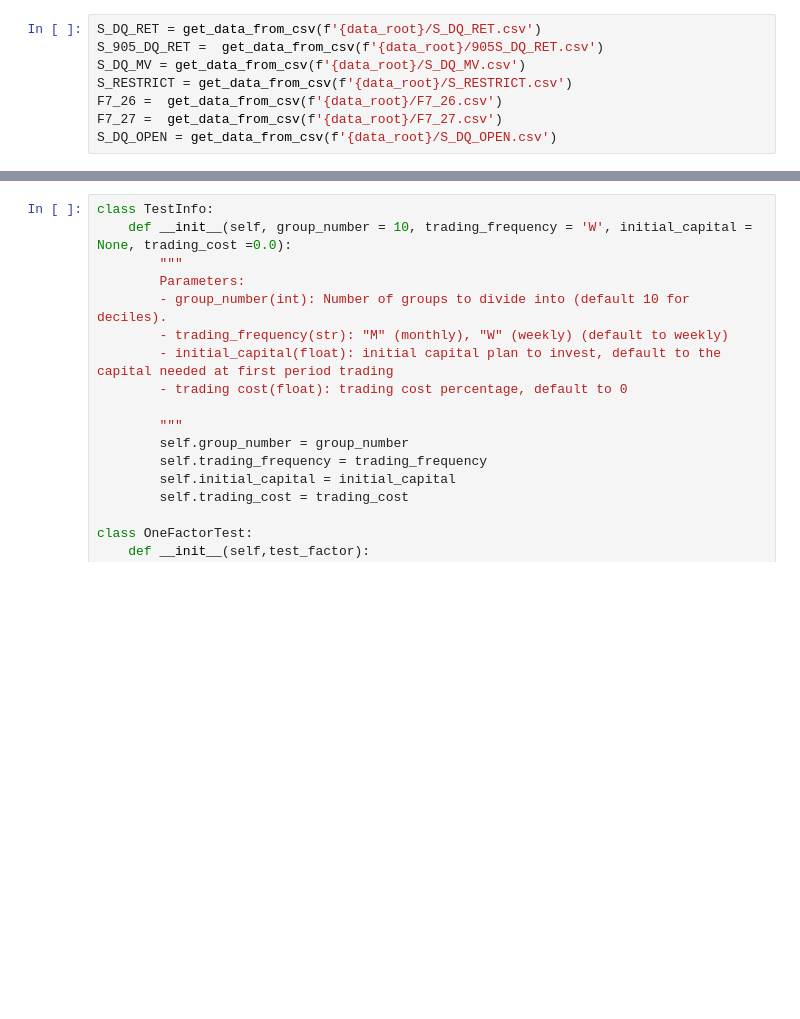
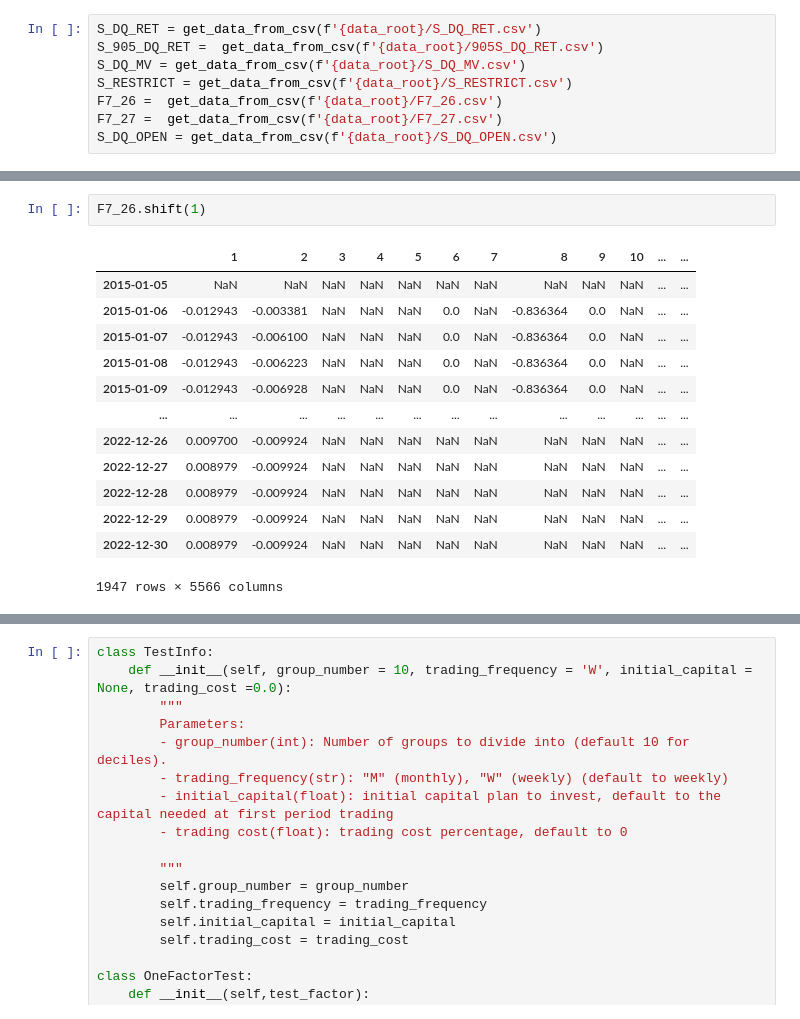
Before and after one commit to alaiazz/t1derivative, a Jupyter notebook: tasks_test.ipynb, the cells around one changed output, grey strips where cells are left out. Saved outputs shown, nothing was run; the diff lists cells and outputs as text; blank space fills up the shorter version.

```diff
--- a/tasks_test.ipynb
+++ b/tasks_test.ipynb
@@ -56,0 +58,16 @@ S_905_DQ_RET
+# %%
+F7_26.shift(1)
+# %% [output]
+|  | 1 | 2 | 3 | 4 | 5 | 6 | 7 | 8 | 9 | 10 | ... | ... |
+| 2015-01-05 | NaN | NaN | NaN | NaN | NaN | NaN | NaN | NaN | NaN | NaN | ... | ... |
+| 2015-01-06 | -0.012943 | -0.003381 | NaN | NaN | NaN | 0.0 | NaN | -0.836364 | 0.0 | NaN | ... | ... |
+| 2015-01-07 | -0.012943 | -0.006100 | NaN | NaN | NaN | 0.0 | NaN | -0.836364 | 0.0 | NaN | ... | ... |
+| 2015-01-08 | -0.012943 | -0.006223 | NaN | NaN | NaN | 0.0 | NaN | -0.836364 | 0.0 | NaN | ... | ... |
+| 2015-01-09 | -0.012943 | -0.006928 | NaN | NaN | NaN | 0.0 | NaN | -0.836364 | 0.0 | NaN | ... | ... |
+| ... | ... | ... | ... | ... | ... | ... | ... | ... | ... | ... | ... | ... |
+| 2022-12-26 | 0.009700 | -0.009924 | NaN | NaN | NaN | NaN | NaN | NaN | NaN | NaN | ... | ... |
+| 2022-12-27 | 0.008979 | -0.009924 | NaN | NaN | NaN | NaN | NaN | NaN | NaN | NaN | ... | ... |
+| 2022-12-28 | 0.008979 | -0.009924 | NaN | NaN | NaN | NaN | NaN | NaN | NaN | NaN | ... | ... |
+| 2022-12-29 | 0.008979 | -0.009924 | NaN | NaN | NaN | NaN | NaN | NaN | NaN | NaN | ... | ... |
+| 2022-12-30 | 0.008979 | -0.009924 | NaN | NaN | NaN | NaN | NaN | NaN | NaN | NaN | ... | ... |
+1947 rows × 5566 columns
```
Also changed, not shown: parts of 6 cells of this notebook, 1 other file.
